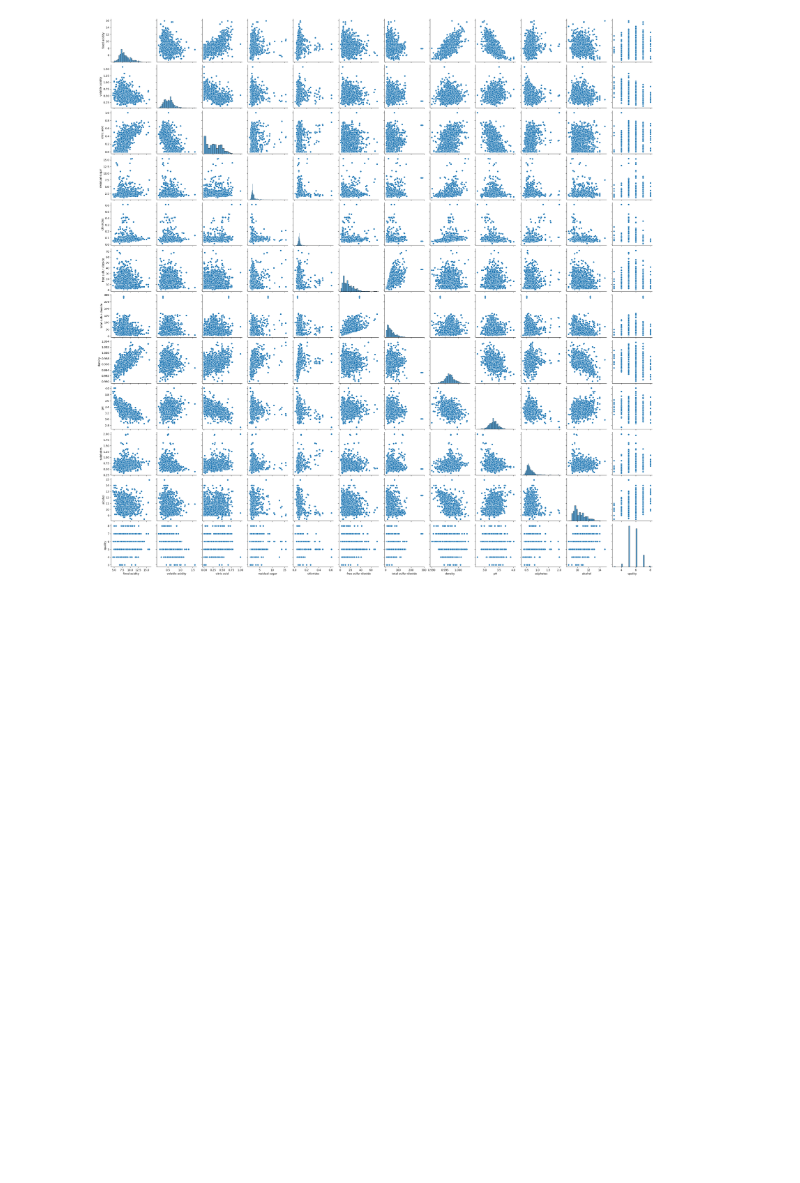
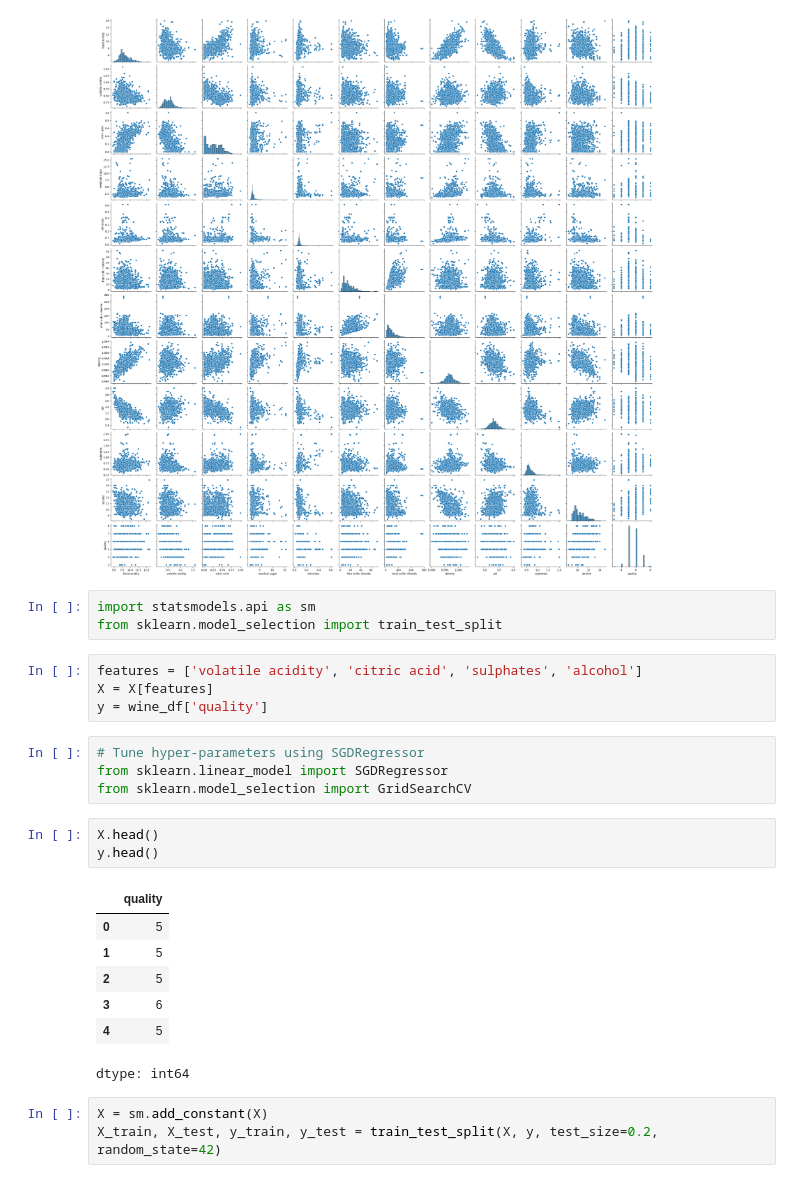
Before and after one commit to ysasalas/CS-4372-Assignments, a Jupyter notebook: CS4372_Assignment1.ipynb, the cells around one changed output. Cells and saved outputs as stored; diff of their text form; blank space fills up the shorter version.

Commit message:
Finalised OLS & Hyper-Parameter Tuning

```diff
--- a/CS4372_Assignment1.ipynb
+++ b/CS4372_Assignment1.ipynb
@@ -104,3 +104,28 @@ sns.pairplot(data=wine_df)
 # %% [output]
 <seaborn.axisgrid.PairGrid at 0x...>
 [figure]
+# %%
+import statsmodels.api as sm
+from sklearn.model_selection import train_test_split
+# %%
+features = ['volatile acidity', 'citric acid', 'sulphates', 'alcohol']
+X = X[features]
+y = wine_df['quality']
+# %%
+# Tune hyper-parameters using SGDRegressor
+from sklearn.linear_model import SGDRegressor
+from sklearn.model_selection import GridSearchCV
+# %%
+X.head()
+y.head()
+# %% [output]
+|  | quality |
+| 0 | 5 |
+| 1 | 5 |
+| 2 | 5 |
+| 3 | 6 |
+| 4 | 5 |
+dtype: int64
+# %%
+X = sm.add_constant(X)
+X_train, X_test, y_train, y_test = train_test_split(X, y, test_size=0.2, random_state=42)
```
Also changed, not shown: parts of 5 cells of this notebook.
